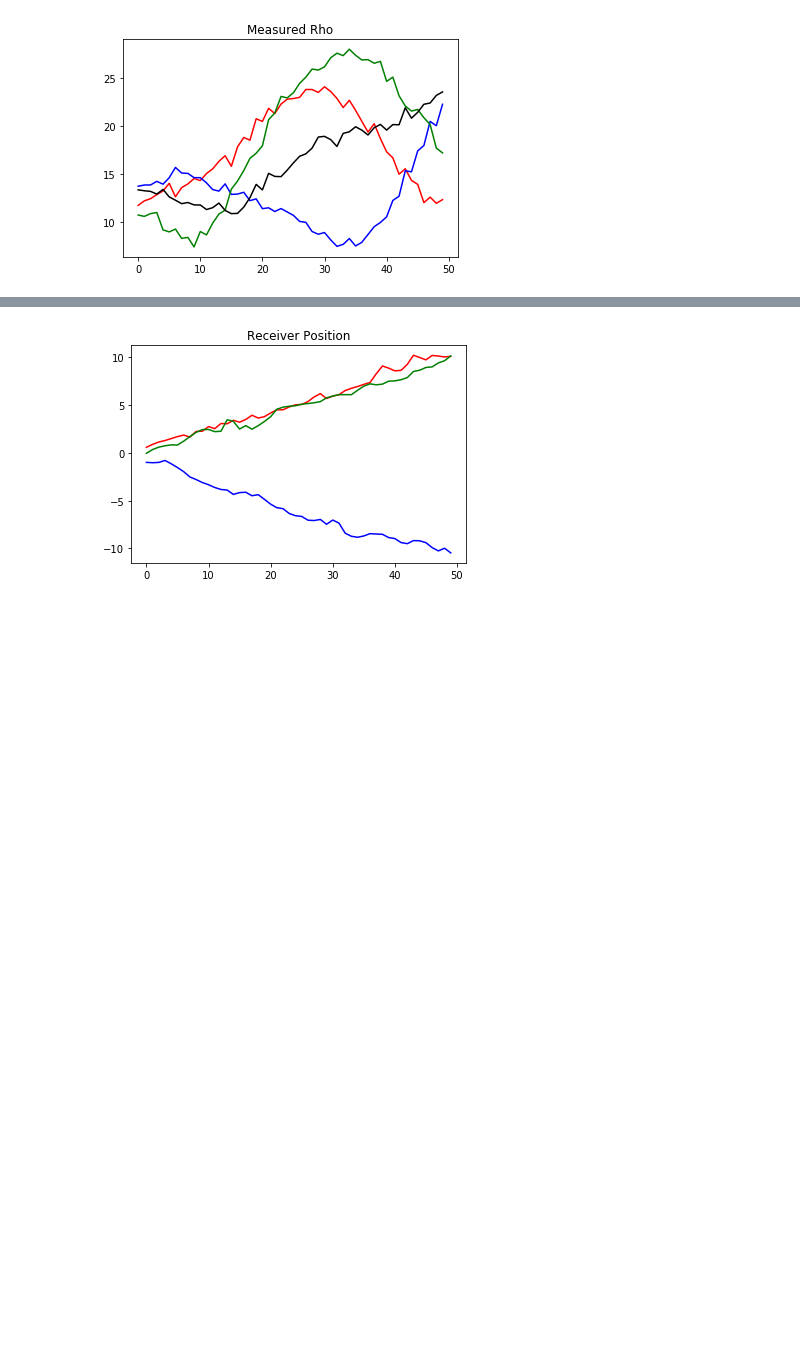
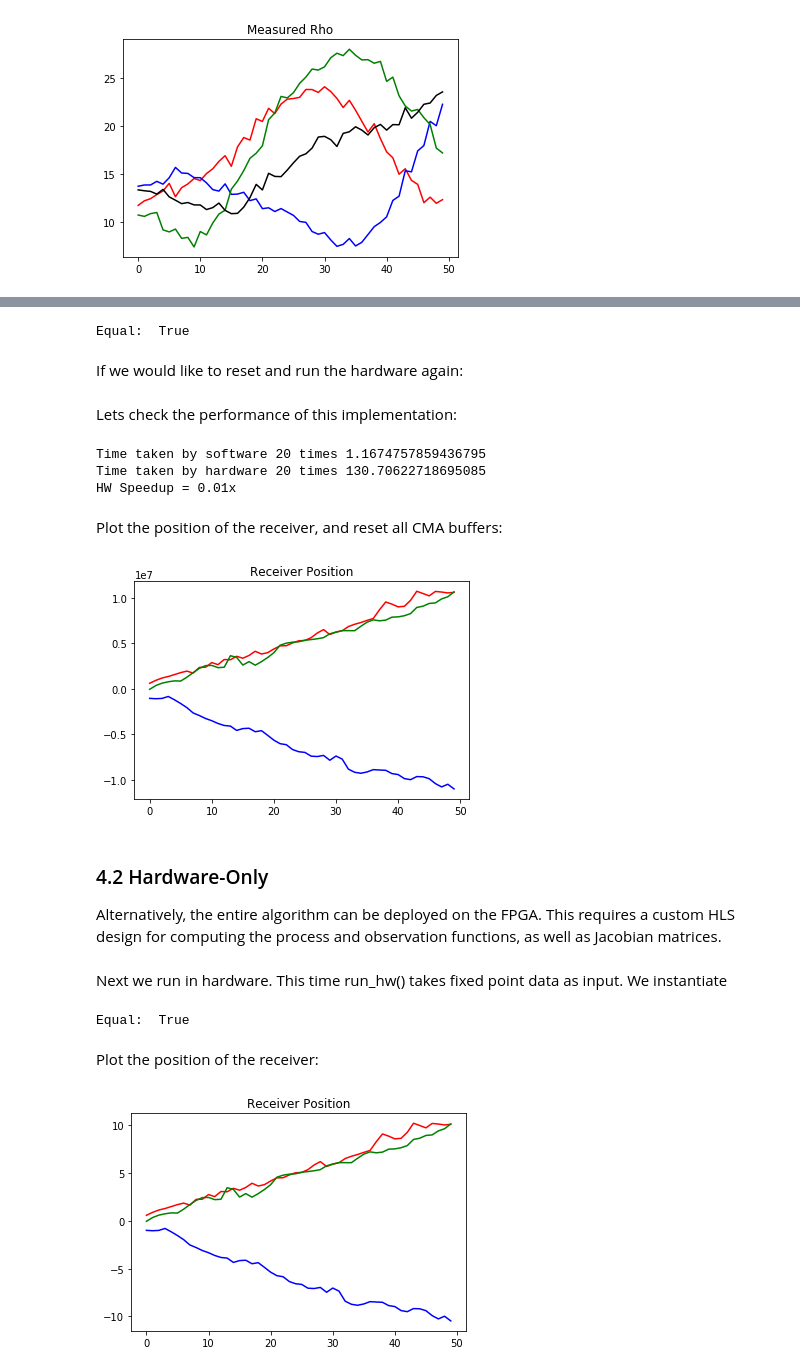
Before and after one commit to sfox14/pynq-ekf, a Jupyter notebook: notebooks/gps_notebook.ipynb, the cells around one changed output, grey strips where cells are left out. Saved outputs shown, nothing was run; the diff lists cells and outputs as text; code cells hidden in the pictures; blank space fills up the shorter version.

```diff
--- a/notebooks/ekf_notebook.ipynb
+++ b/notebooks/gps_notebook.ipynb
@@ -68,0 +89,56 @@ res_hw = (res_hw*(1.0/(1<<20)))
+# %%
+ekf = GPS_EKF_GENERAL(8, 4, qval=0.1, rval=20.0, pval=0.5)
+res_sw = ekf.run_sw(data)
+res_hw = ekf.run_hw(data)
+print("Equal: ", np.allclose(res_sw, ekf.toFloat(res_hw), rtol=1e-2))
+# %% [output]
+Equal:  True
+# %% [markdown]
+If we would like to reset and run the hardware again:
+# %%
+ekf.reset()
+res_hw = ekf.run_hw(data)
+# %% [markdown]
+Lets check the performance of this implementation:
+# %%
+import timeit
+number=20
+ekf.reset()
+
+def hwresp():
+    y=ekf.run_hw(data)
+    return
+
+hw_time = timeit.timeit(hwresp, number=number)
+
+def swresp():
+    y=ekf.run_sw(data)
+    return
+
+sw_time = timeit.timeit(swresp,number=number)
+
+print("Time taken by software", number,"times",sw_time)
+print("Time taken by hardware", number,"times",hw_time)
+print("HW Speedup = %.2fx"%(sw_time/hw_time))
+# %% [output]
+Time taken by software 20 times 1.1674757859436795
+Time taken by hardware 20 times 130.70622718695085
+HW Speedup = 0.01x
+# %% [markdown]
+Plot the position of the receiver, and reset all CMA buffers:
+# %%
+plt.figure()
+plt.title("Receiver Position")
+x = np.arange(len(res_hw))
+plt.plot(x, res_hw[:, 0], "r")
+plt.plot(x, res_hw[:, 1], "b")
+plt.plot(x, res_hw[:, 2], "g")
+plt.show()
+
+ekf.xlnk.xlnk_reset()
+# %% [output]
+[figure, added]
+# %% [markdown]
+### 4.2 Hardware-Only
+
+Alternatively, the entire algorithm can be deployed on the FPGA. This requires a custom HLS design for computing the process and observation functions, as well as Jacobian matrices.
@@ -69,3 +148,20 @@ res_hw = (res_hw*(1.0/(1<<20)))
+# %% [markdown]
+Next we run in hardware. This time run_hw() takes fixed point data as input. We instantiate
+# %%
+from rig.type_casts import NumpyFloatToFixConverter, NumpyFixToFloatConverter
+toFixed = NumpyFloatToFixConverter(signed=True, n_bits=32, n_frac=20)
+toFloat = NumpyFixToFloatConverter(20)
+
+data_hw = toFixed(data)
+data_hw = ekf.copy_array(data_hw)
+ekf = ekf.configure()
+res_hw = ekf.run_hw(data_hw)
+res_hw = toFloat(res_hw)
+print("Equal: ", np.allclose(res_sw, res_hw, rtol=1e-2))
+# %% [output]
+Equal:  True
+# %% [markdown]
+Plot the position of the receiver:
 # %%
 plt.figure()
 plt.title("Receiver Position")
```
Also changed, not shown: parts of 18 cells of this notebook, 11 other files.
